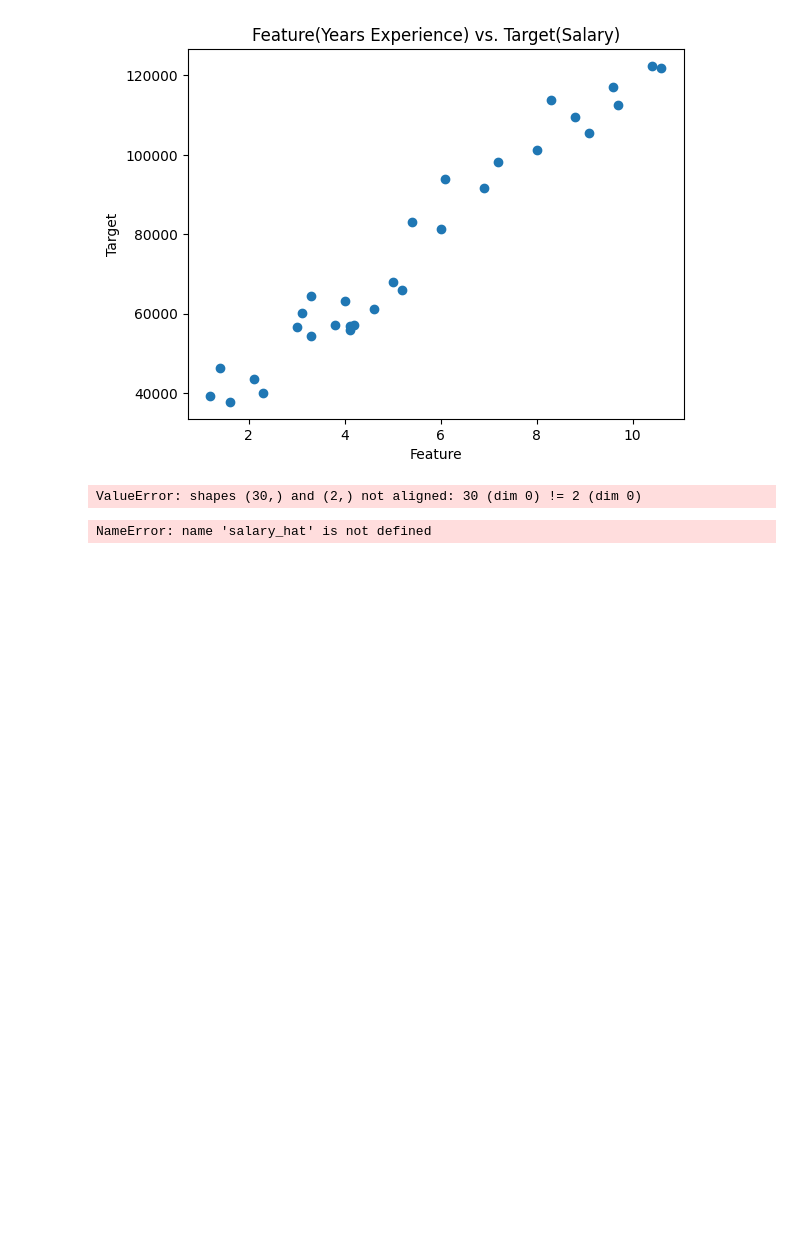
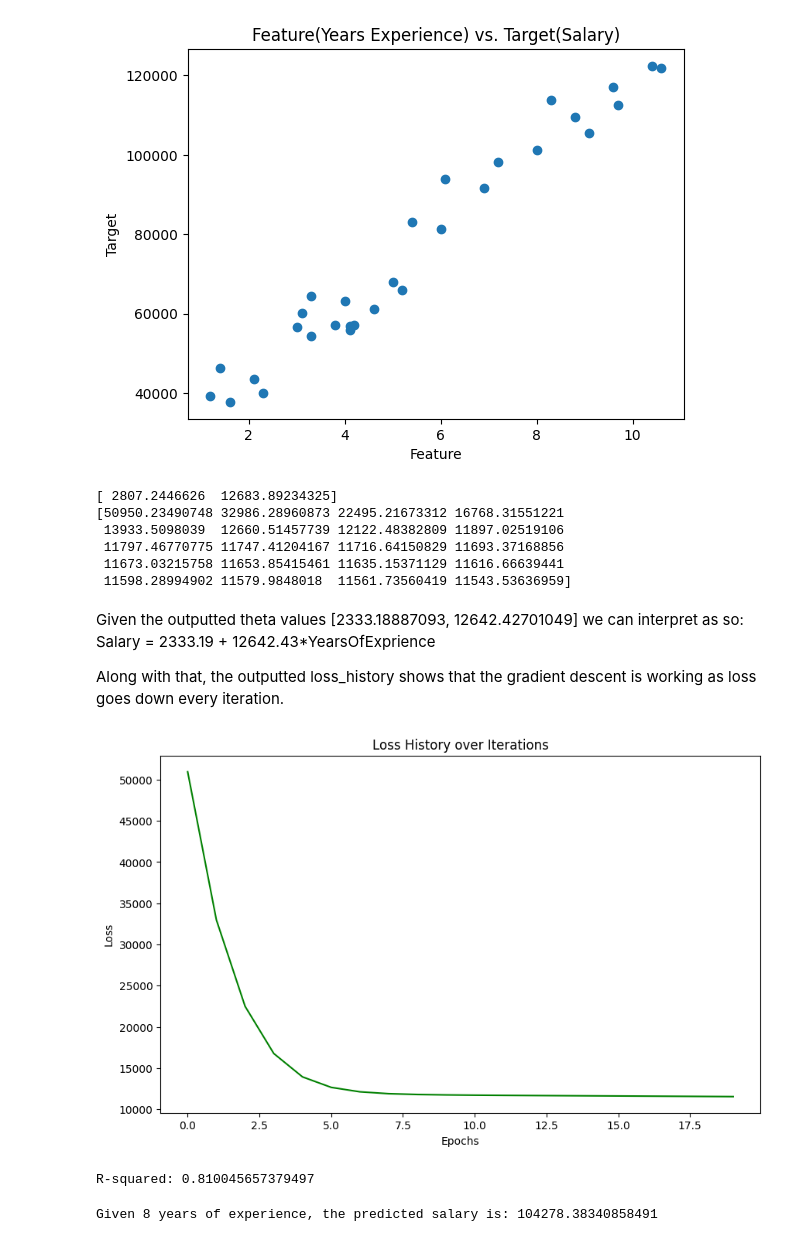
Before and after one commit to lheitman0/simple_LR, a Jupyter notebook: LR_notebook.ipynb, the cells around one changed output. Drawn from its saved outputs; the diff is of its cells as text; code cells hidden in the pictures; blank space fills up the shorter version.

```diff
--- a/LR_notebook.ipynb
+++ b/LR_notebook.ipynb
@@ -56,28 +39,35 @@ def compute_loss(salary, years_exp, theta):
+# %%
+# loss function --> min of RMSE, obtained by subtracting the prediced vals from actual vals
+def compute_rmse(y, X, theta):
+    m = len(y)
+    y_hat = X.dot(theta)
+    error = (y_hat - y) ** 2
+    return np.sqrt(np.sum(error) / m)
 # %%
 # gradient descent --> return theta, cost_history
 """//notes//
 Gradient descent is where the magic happens. Not really just math. Fine tunes theta vector
-Optimization algo for finding the minimu of a function
+Optimization algo for finding the minimum of a function
 the steps are:
 1) begin at random point(in this case all 0s)
 2) Determine gradient of position--> derivative of loss function with respect to each parameter
 3) Move towards higher gradient relative to last position. Size of move is determined by learning rate
 4) Repeat until gradient is at global min
 """
-def gradient_descent(salary, years_exp, theta, learning_rate, iterations):
-    m = len(salary)
+def gradient_descent(y, X, theta, learning_rate, iterations):
+    m = len(y)
     # initialize loss_history to size of iterations
     loss_history = np.zeros(iterations)
 
     # loop through hyperparam iterations
 
     for i in range(iterations):
-        prediction = years_exp.dot(theta)
+        prediction = X.dot(theta)
         # compare prediction to val according similar to this equation: β = (X transposed * X)^(-1) * X transposed*Y
         # above is analytical approach, solved in one step, gradient descent is an iterative solution
-        theta = theta - (1/m)* learning_rate * (years_exp.T.dot((prediction-salary)))
+        theta = theta - (1/m) * learning_rate * X.T.dot(prediction - y)
         # call loss_function!! and add to loss history at index i
-        loss_history[i] = compute_loss(years_exp, salary, theta)
+        loss_history[i] = compute_rmse(y, X, theta)
         # loss_history essentialy tracks loss for current val theta at iteration i
     return theta, loss_history
 # %%
@@ -85,13 +75,18 @@ def gradient_descent(salary, years_exp, theta, learning_rate, iterations):
 # determines speed at which min loss is found, higher learning rate takes larger steps but could overshoot optimal val
 # Low learning rate may cause the algo to find a local min not global and cause underfitting
 # other more complex factors outside the scope of this--> validation set, learning rate schedules. gradient behavior
-learning_rate = 0.1
-iterations = 1000
+learning_rate = 0.01
+epochs = 20
 # %%
 # run gradient descent
-theta, loss_history = gradient_descent(years_exp, salary, theta, learning_rate, iterations)
+theta, loss_history = gradient_descent(y, X, theta, learning_rate, epochs)
 
-# print(years_exp.shape)
-# print(salary.shape)
+print(theta)
+print(loss_history)
 # %% [output]
-ValueError: shapes (30,) and (2,) not aligned: 30 (dim 0) != 2 (dim 0)
+[ 2807.2446626  12683.89234325]
+[50950.23490748 32986.28960873 22495.21673312 16768.31551221
+ 13933.5098039  12660.51457739 12122.48382809 11897.02519106
+ 11797.46770775 11747.41204167 11716.64150829 11693.37168856
+ 11673.03215758 11653.85415461 11635.15371129 11616.66639441
+ 11598.28994902 11579.9848018  11561.73560419 11543.53636959]
@@ -112,18 +93,34 @@ def r_squared(salary, salary_hat):
+# %% [markdown]
+Given the outputted theta values [2333.18887093, 12642.42701049] we can interpret as so: Salary = 2333.19 + 12642.43*YearsOfExprience
+
+Along with that, the outputted loss_history shows that the gradient descent is working as loss goes down every iteration.
+# %%
+# plotting the loss
+plt.figure(figsize=(10, 6))
+plt.plot(range(epochs), loss_history, color='green')
+plt.title('Loss History over Iterations')
+plt.xlabel('Epochs')
+plt.ylabel('Loss')
+plt.show()
+# %% [output]
+[figure, added]
 # %%
 # calculate r2
 y_pred = years_exp.dot(theta)
-r2 = r_squared(salary, salary_hat)
+r2 = r_squared(y, salary_hat)
 print(f'R-squared: {r2}')
 # %% [output]
-NameError: name 'salary_hat' is not defined
+R-squared: 0.810045657379497
 # %%
 # predict function
 # uses the learned coefficients from gradient descent method
 def predict(years_exp, theta):
     return np.dot(years_exp, theta)
 # %%
-# make actual prediction
-# example, assume a feature with a value of 20
-years_exp_sample = np.array([1, 20])
+# make prediction
+years_exp = 8
+years_exp_sample = np.array([1, years_exp])
 salary_sample_pred = predict(years_exp_sample, theta)
-print(f'Predicted value: {salary_sample_pred}')
+print(f'Given {years_exp} years of experience, the predicted salary is: {salary_sample_pred}')
+# %% [output]
+Given 8 years of experience, the predicted salary is: 104278.38340858491
```
Also changed, not shown: parts of 6 cells of this notebook.
